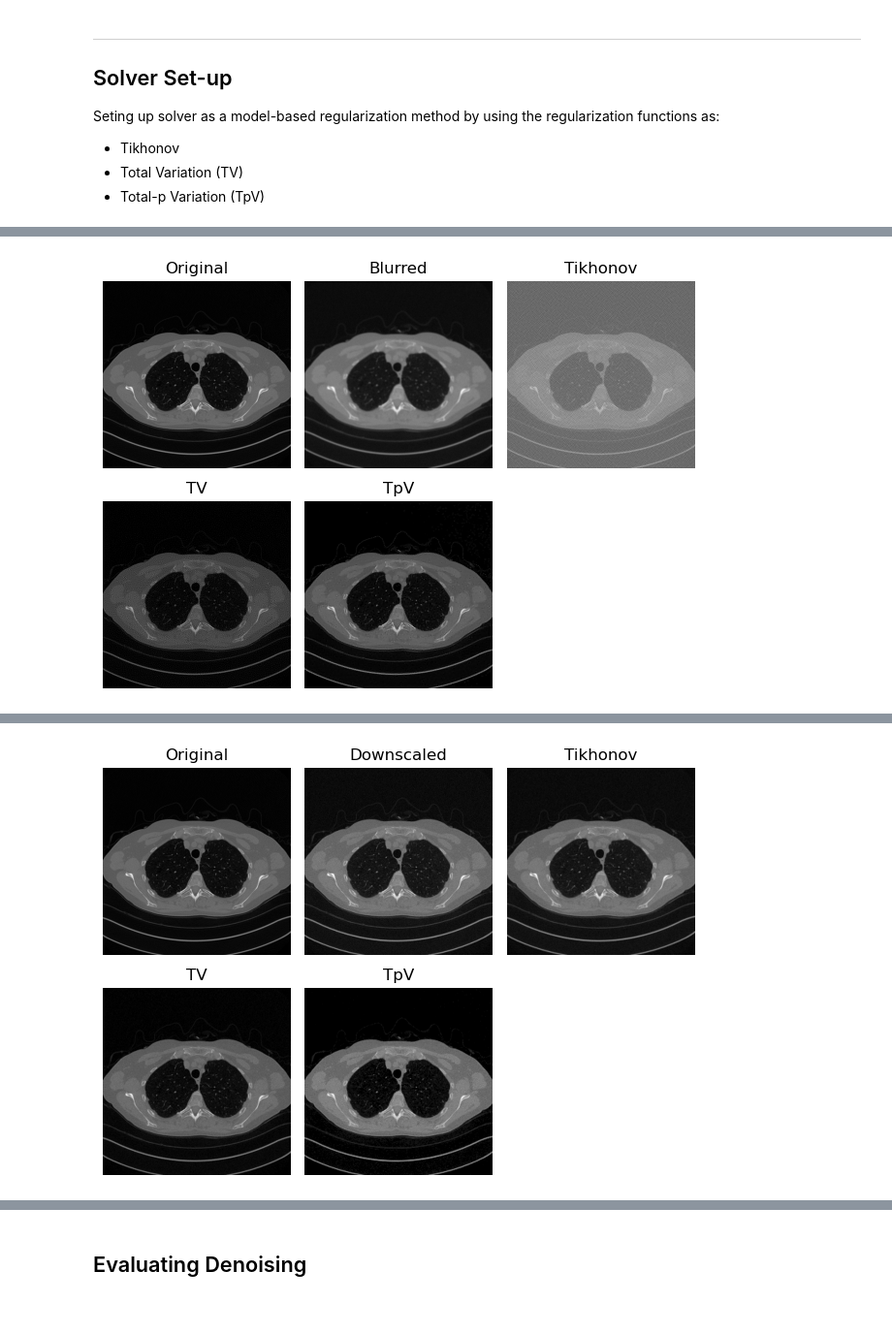
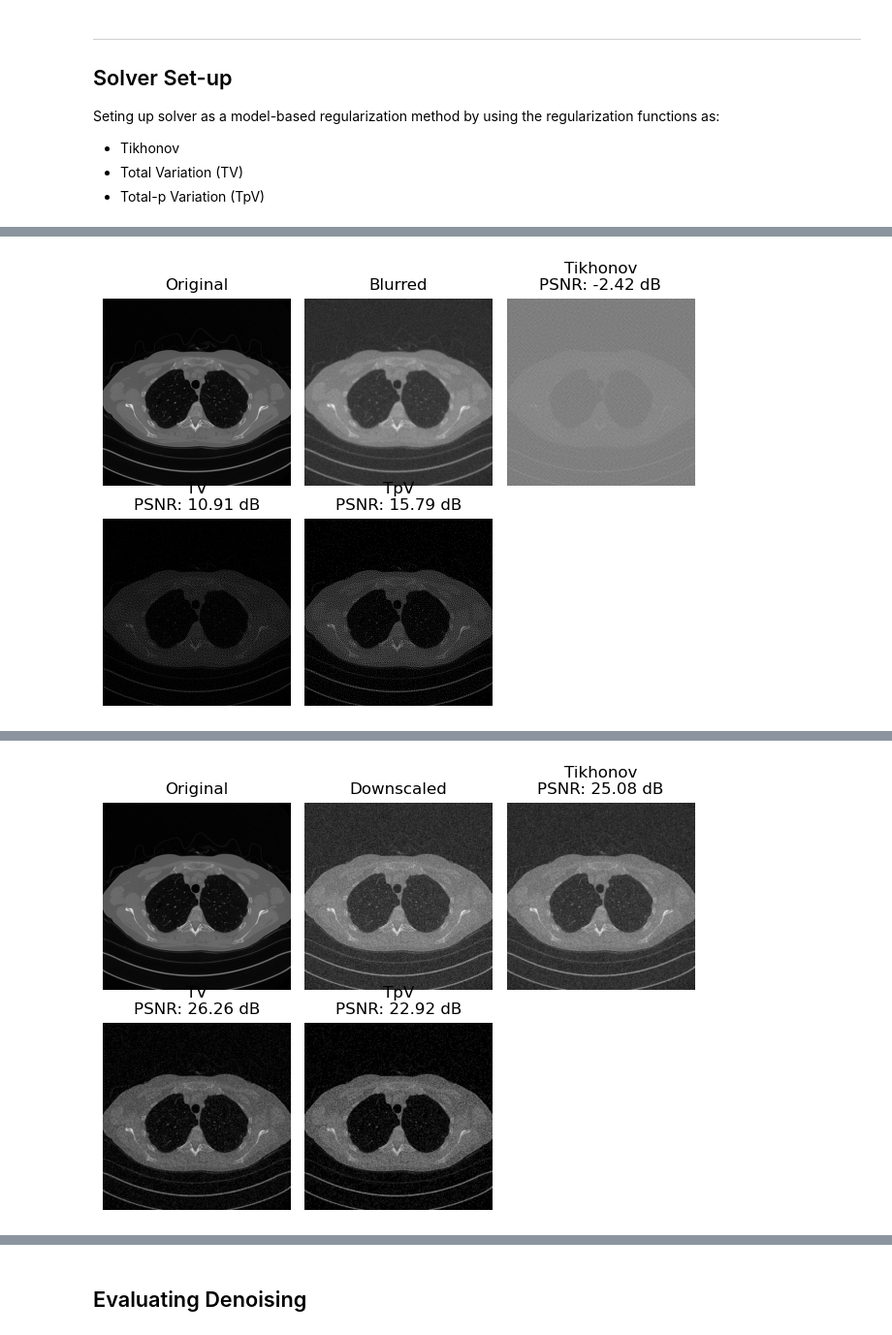
Before and after one commit to mattiadispigno/Computational-Imaging, a Jupyter notebook: homework1_ModelBasedApproach.ipynb, the cells around one changed output, grey strips where cells are left out. Shown at 97% size. Drawn from its saved outputs; the diff is of its cells as text; code cells hidden in the pictures.

```diff
--- a/homework1_ModelBasedApproach.ipynb
+++ b/homework1_ModelBasedApproach.ipynb
@@ -81,7 +81,7 @@ K_bl = operators.Blurring(
 )
 
 # Build test problem
-noise_level = 0.01
+noise_level = 0.05
 y_delta_bl = K_bl(x_true)  + noise_level * torch.randn_like(x_true)
 print(f"Shape of the measurements: {list(y_delta_bl.shape)}.")
 # %% [output]
@@ -98,7 +98,7 @@ K_sp = operators.DownScaling(
 )
 
 # Build test problem
-noise_level = 0.01
+noise_level = 0.05
 y=K_sp(x_true)
 y_delta_sr = y + noise_level * torch.randn_like(y)
 print(f"Shape of the measurements: {list(y_delta_sr.shape)}.")
@@ -225,10 +225,10 @@ for i, operator in enumerate(K_operators):
     print(info.keys())
 
     # Compute metrics
-    psnr = PSNR(x_sol_tik, x_true)
-    ssim = SSIM(x_sol_tik, x_true)
-    re = RE(x_sol_tik, x_true)
-    print(f"PSNR: {psnr:.2f} dB | SSIM: {ssim:.4f} | RE: {re:.4f}")
+    psnr_tik = float(PSNR(x_sol_tik, x_true))
+    ssim_tik = float(SSIM(x_sol_tik, x_true))
+    re_tik = float(RE(x_sol_tik, x_true))
+    print(f"PSNR: {psnr_tik:.2f} dB | SSIM: {ssim_tik:.4f} | RE: {re_tik:.4f}")
 
     # Set up the solver: TV
     lambda_tv = 5e-4
@@ -250,10 +250,10 @@ for i, operator in enumerate(K_operators):
     )
 
     # Compute metrics
-    psnr = PSNR(x_sol_tv, x_true)
-    ssim = SSIM(x_sol_tv, x_true)
-    re = RE(x_sol_tv, x_true)
-    print(f"Solver: {solver_titles[i]} - Solver: {solver_titles[i]} - PSNR: {psnr:.2f} dB | SSIM: {ssim:.4f} | RE: {re:.4f}")
+    psnr_tv = float(PSNR(x_sol_tv, x_true))
+    ssim_tv = float(SSIM(x_sol_tv, x_true))
+    re_tv = float(RE(x_sol_tv, x_true))
+    print(f"Solver: {solver_titles[i]} - PSNR: {psnr_tv:.2f} dB | SSIM: {ssim_tv:.4f} | RE: {re_tv:.4f}")
 
     # Save the results
     #save_image(normalize(x_sol), "denoised_imageTV.png")
@@ -275,14 +275,14 @@ for i, operator in enumerate(K_operators):
     )
 
     # Compute metrics
-    psnr = PSNR(x_sol_tpv, x_true)
-    ssim = SSIM(x_sol_tpv, x_true)
-    re = RE(x_sol_tpv, x_true)
-    print(f"Solver: {solver_titles[i]} - PSNR: {psnr:.2f} dB | SSIM: {ssim:.4f} | RE: {re:.4f}")
+    psnr_tpv = float(PSNR(x_sol_tpv, x_true))
+    ssim_tpv = float(SSIM(x_sol_tpv, x_true))
+    re_tpv = float(RE(x_sol_tpv, x_true))
+    print(f"Solver: {solver_titles[i]} - PSNR: {psnr_tpv:.2f} dB | SSIM: {ssim_tpv:.4f} | RE: {re_tpv:.4f}")
 
     degraded_titles = ["Noisy", "Blurred", "Downscaled", "Sinogram"]
     x_sol_images = [x_true, y_deltas[i], x_sol_tik, x_sol_tv, x_sol_tpv]
-    titles = ["Original", degraded_titles[i], "Tikhonov", "TV", "TpV"]
+    titles = ["Original", degraded_titles[i], f"Tikhonov\nPSNR: {psnr_tik:.2f} dB", f"TV\nPSNR: {psnr_tv:.2f} dB", f"TpV\nPSNR: {psnr_tpv:.2f} dB"]
 
     for j in range(5):
         plt.subplot(2, 3, j+1)
@@ -331,2 +331,2 @@ Solver: Deblurred - PSNR: 30.11 dB | SSIM: 0.6587 | RE: 0.1389
-[figure, old version]
+[figure, new version]
 Super Resolution
@@ -349,4 +349,4 @@ Solver: Super Resolution - PSNR: 26.67 dB | SSIM: 0.5792 | RE: 0.2064
-[figure, old version]
+[figure, new version]
 CT Reconstruction
 (00:00:00) Iteration 1/100 -> RE: 0.6366, SSIM: 0.3193.
 (00:00:00) Iteration 2/100 -> RE: 0.4181, SSIM: 0.3649.
```
Also changed, not shown: parts of 4 cells of this notebook, 2 other files.
